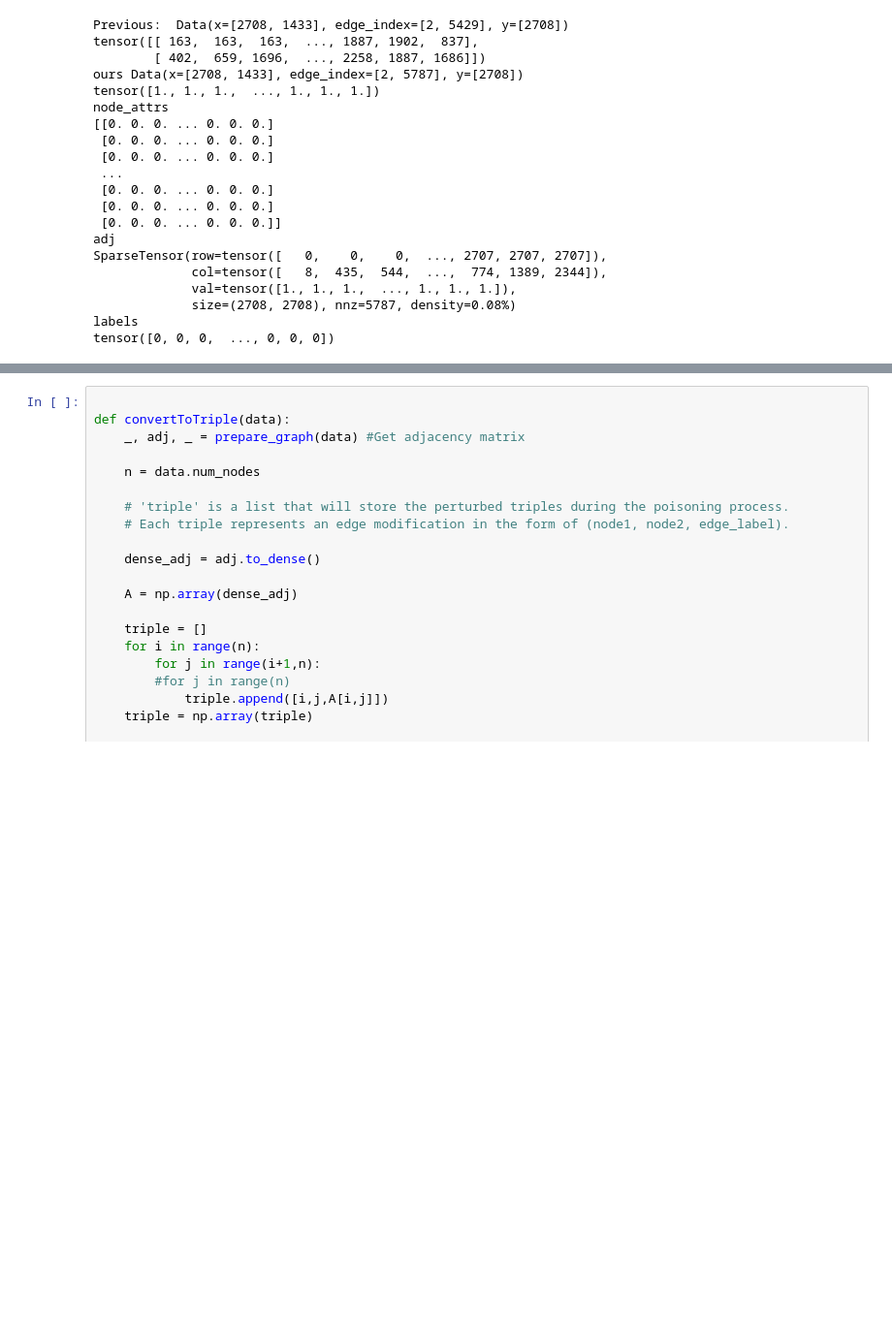
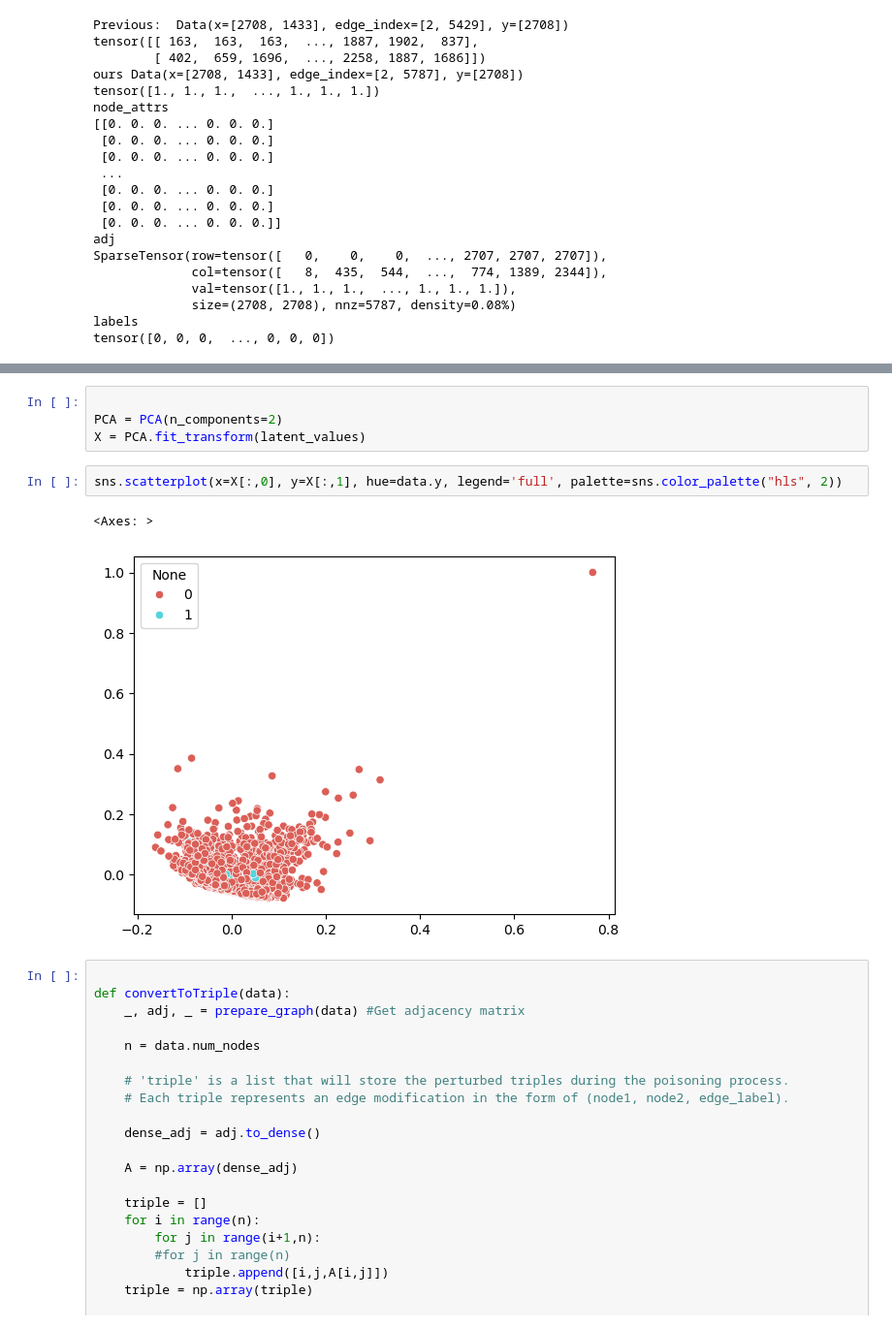
Before and after one commit to Grace-Melchiors/AAU-Dat6-Poison-GAD, a Jupyter notebook: Defence/GraceTest.ipynb, the cells around one changed output, grey strips where cells are left out. Shown: that part at 97% size. Saved outputs shown, nothing was run; the diff lists cells and outputs as text; blank space fills up the shorter version.

```diff
--- a/Defence/GraceTest.ipynb
+++ b/Defence/GraceTest.ipynb
@@ -108,3 +240,12 @@ tensor([0, 0, 0,  ..., 0, 0, 0])
+# %%
+
+PCA = PCA(n_components=2)
+X = PCA.fit_transform(latent_values)
+# %%
+sns.scatterplot(x=X[:,0], y=X[:,1], hue=data.y, legend='full', palette=sns.color_palette("hls", 2))
+# %% [output]
+<Axes: >
+[figure, added]
 # %%
 
 def convertToTriple(data):
```
Also changed, not shown: parts of 9 cells of this notebook, 2 other files.
